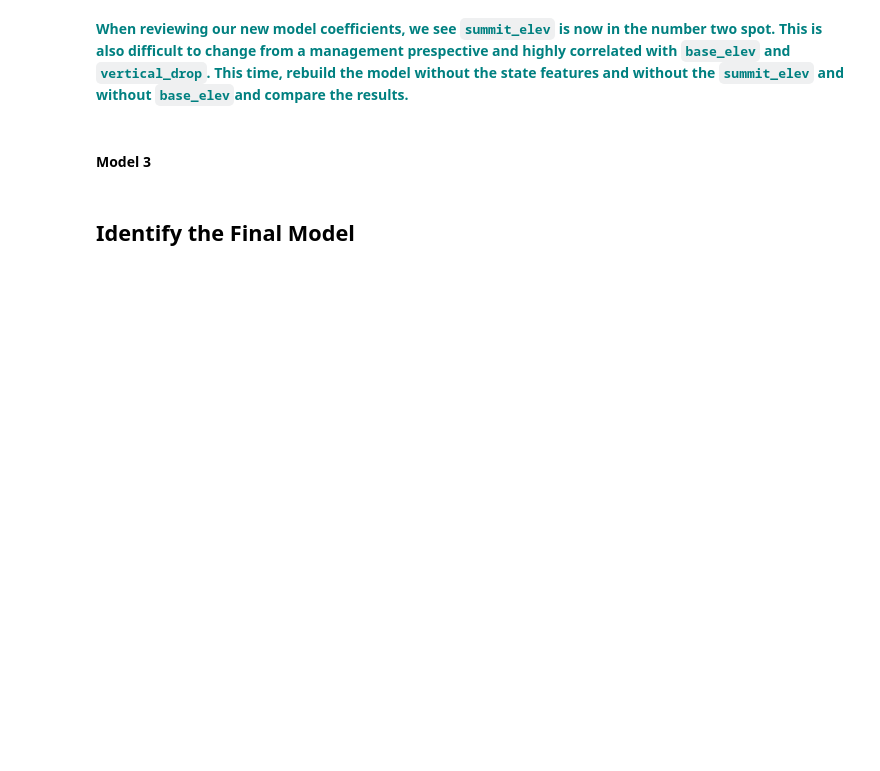
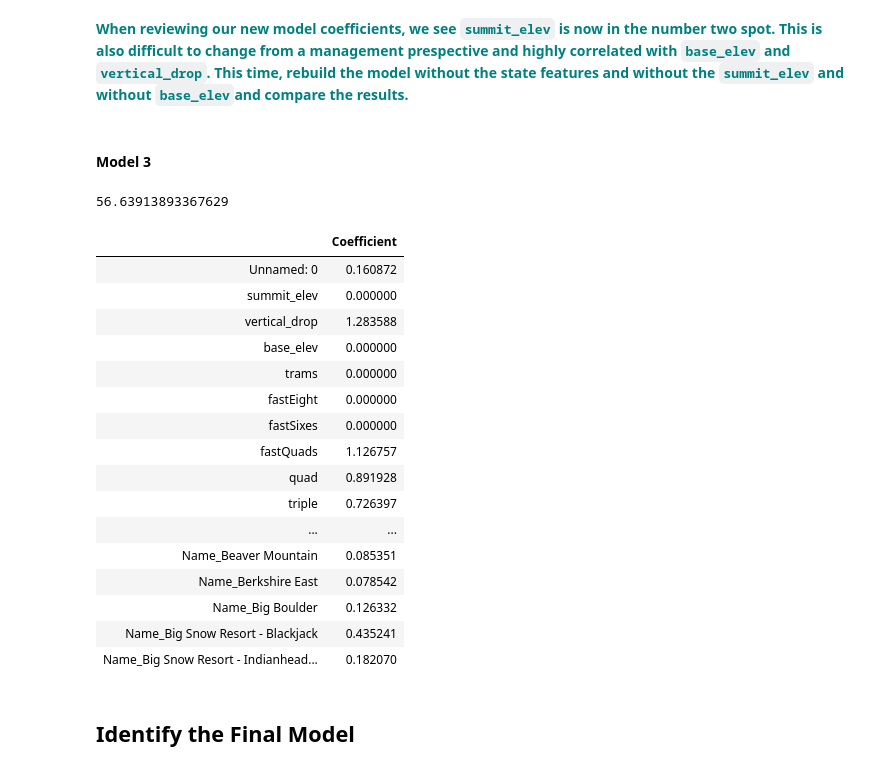
Before and after one commit to rjmalka/Guided-Capstone, a Jupyter notebook: GuidedCapstoneStep4 and step5HL.ipynb, the cells around one changed output. Drawn from its saved outputs; the diff is of its cells as text; code cells hidden in the pictures; blank space fills up the shorter version.

```diff
--- a/GuidedCapstoneStep4 and step5HL.ipynb
+++ b/GuidedCapstoneStep4 and step5HL.ipynb
@@ -268,3 +314,9 @@ Hint: Try to construct another model using exactly the steps we followed above.
 **<font color='teal'> When reviewing our new model coefficients, we see `summit_elev` is now in the number two spot. This is also difficult to change from a management prespective and highly correlated with `base_elev` and `vertical_drop`.  This time, rebuild the model without the state features and without the `summit_elev` and without `base_elev`and compare the results. </font>**
 # %% [markdown]
 #### Model 3
+# %%
+#all second model set
+from sklearn import linear_model
+from sklearn.metrics import explained_variance_score,mean_absolute_error
+lm3 = linear_model.ElasticNet() #look in documentation to other model. Look for regression models. #sklearn documentation, import as you've done here, and then evaluate.
+model3 = lm3.fit(X_train,y_train)
@@ -271,3 +332,30 @@ Hint: Try to construct another model using exactly the steps we followed above.
+# %%
+print(lm3.intercept_)
+# %% [output]
+56.63913893367629
+# %%
+pd.DataFrame(abs(lm3.coef_), X.columns, columns=['Coefficient']).head(39)
+
+#https://scikit-learn.org/stable/modules/classes.html#module-sklearn.linear_model
+    #avoid where y = 1 or 0.
+# %% [output]
+|  | Coefficient |
+| Unnamed: 0 | 0.160872 |
+| summit_elev | 0.000000 |
+| vertical_drop | 1.283588 |
+| base_elev | 0.000000 |
+| trams | 0.000000 |
+| fastEight | 0.000000 |
+| fastSixes | 0.000000 |
+| fastQuads | 1.126757 |
+| quad | 0.891928 |
+| triple | 0.726397 |
+| ... | ... |
+| Name_Beaver Mountain | 0.085351 |
+| Name_Berkshire East | 0.078542 |
+| Name_Big Boulder | 0.126332 |
+| Name_Big Snow Resort - Blackjack | 0.435241 |
+| Name_Big Snow Resort - Indianhead... | 0.182070 |
 # %% [markdown]
 ## Identify the Final Model
 # %% [markdown]
```
Also changed, not shown: parts of 12 cells of this notebook.
